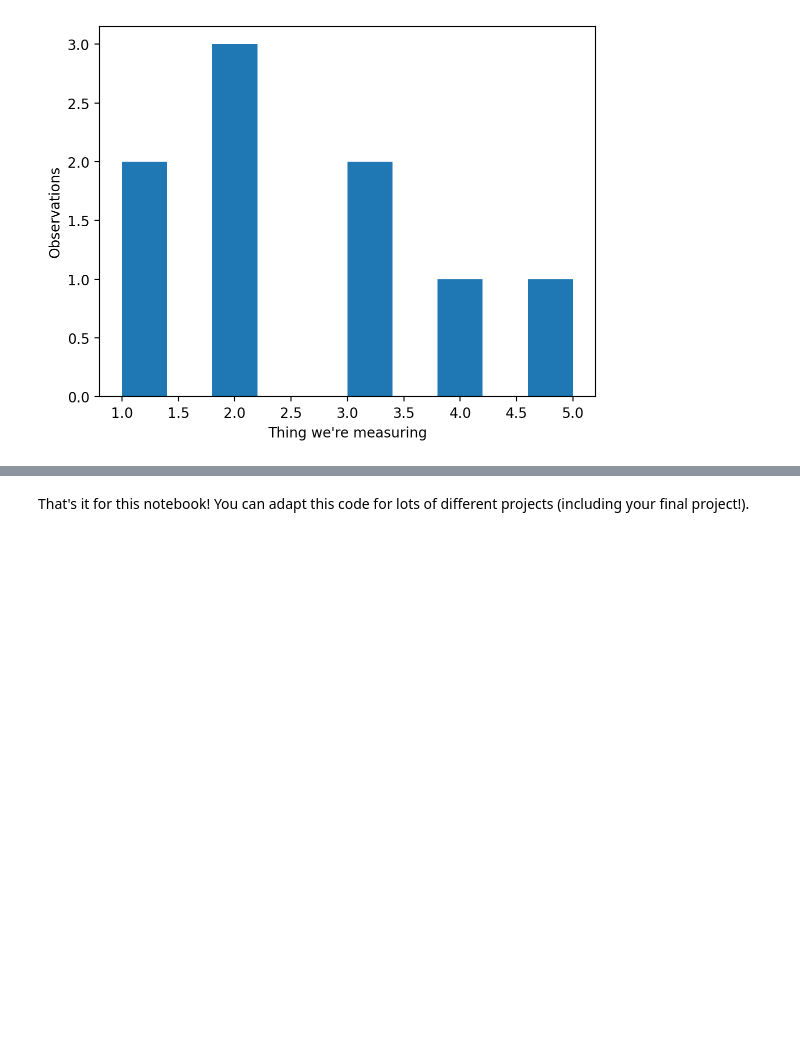
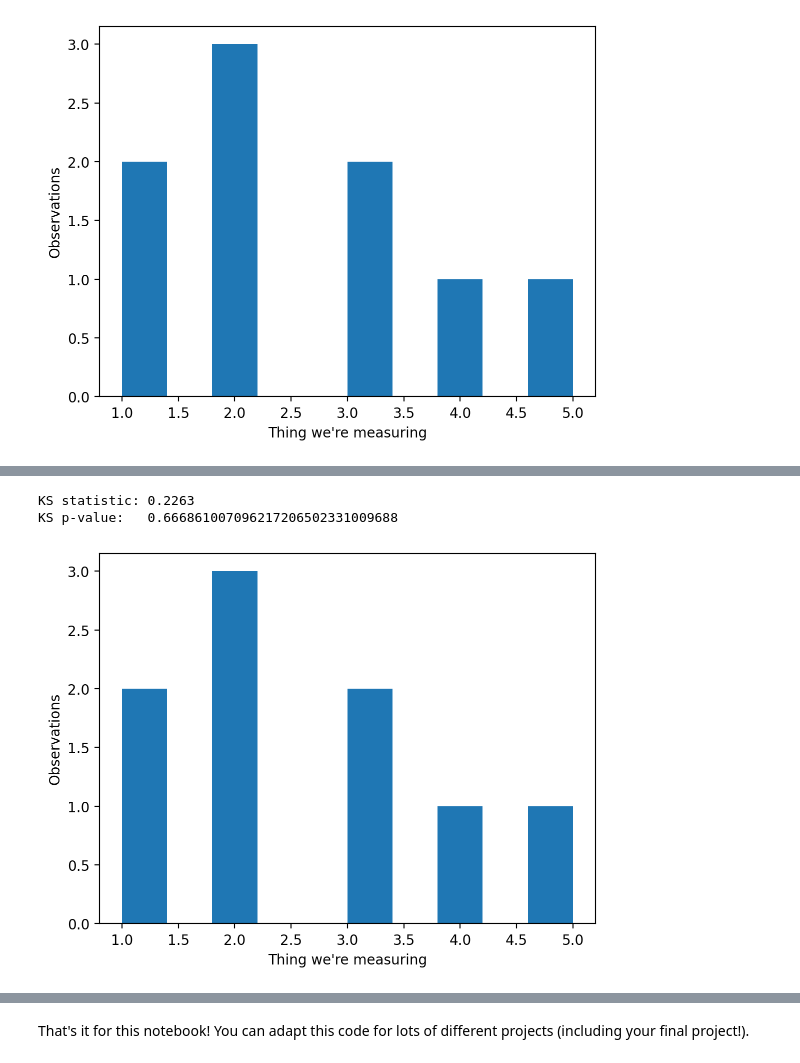
Before and after one commit to BIPN145/BIPN145.github.io, a Jupyter notebook: _build/jupyter_execute/Python/DotPlotStats.ipynb, the cells around one changed output, grey strips where cells are left out. Cells and saved outputs as stored; diff of their text form; code cells hidden in the pictures; blank space fills up the shorter version.

```diff
--- a/_build/jupyter_execute/Python/DotPlotStats.ipynb
+++ b/_build/jupyter_execute/Python/DotPlotStats.ipynb
@@ -98 +104,24 @@ The skewtest p-value is 0.346991576561619385898893597187
+# %%
+import numpy as np
+
+sample = data_1  # Choose which data to use
+
+# Kolmogorov-Smirnov test for normality
+# Tests whether the sample could have come from a normal distribution.
+# Works for any sample size (including n < 8).
+# If p < 0.05, the data significantly deviates from normal (i.e., it is skewed).
+stat, pvalue = stats.kstest(sample, 'norm',
+                            args=(np.mean(sample), np.std(sample)))
+
+print('KS statistic: ' + str(round(stat, 4)))
+print('KS p-value:   ' + '%.30f' % pvalue)
+
+plt.hist(sample)
+plt.ylabel('Observations')
+plt.xlabel('Thing we\'re measuring')
+plt.show()
+# %% [output]
+KS statistic: 0.2263
+KS p-value:   0.666861007096217206502331009688
+[figure, added]
 # %% [markdown]
```
Also changed, not shown: parts of 7 cells of this notebook, 20 other files.
